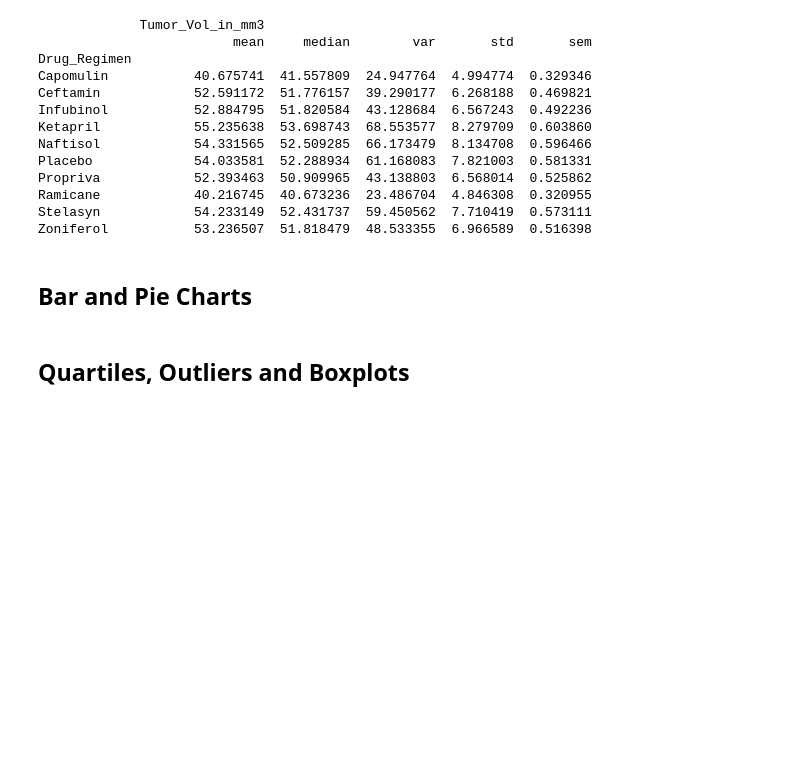
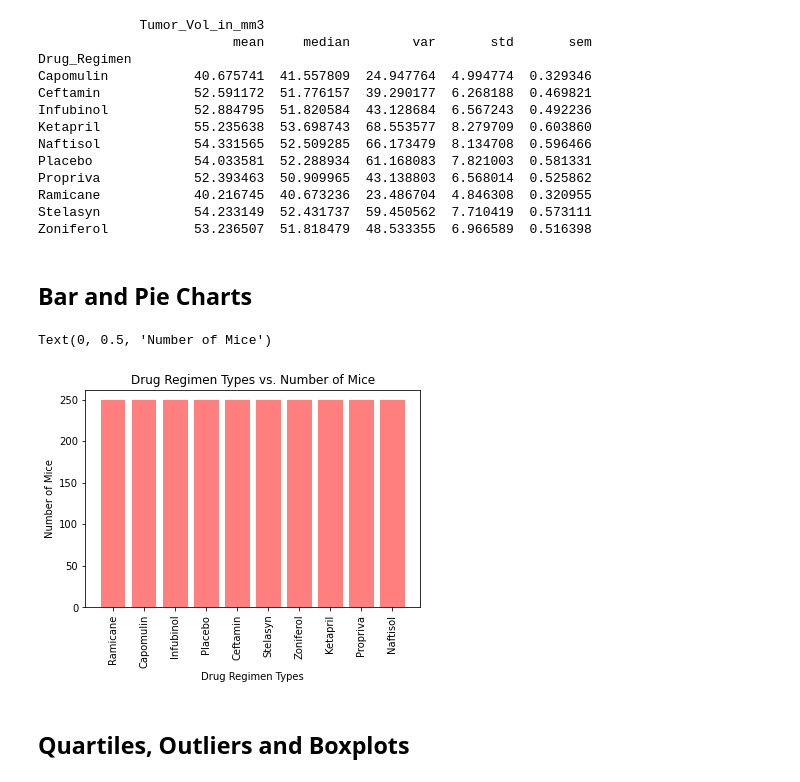
Before and after one commit to tidepooler/pymaceuticals, a Jupyter notebook: pymaceuticals_starter.ipynb, the cells around one changed output. Saved outputs shown, nothing was run; the diff lists cells and outputs as text; code cells hidden in the pictures; blank space fills up the shorter version.

```diff
--- a/pymaceuticals_starter.ipynb
+++ b/pymaceuticals_starter.ipynb
@@ -127,3 +125,19 @@ Zoniferol           53.236507  51.818479  48.533355  6.966589  0.516398
+# %%
+# Generate a bar plot showing the total number of unique mice tested on each drug regimen using pandas.
+
+x_axis = organized_df.Drug_Regimen.unique()
+
+
+# Generate a bar plot showing the total number of unique mice tested on each drug regimen using pyplot.
+
+plt.bar(x_axis, organized_df["Mouse_ID"].nunique(), color='r', alpha=0.5, align="center")
+plt.xticks(rotation = "vertical")
+plt.title("Drug Regimen Types vs. Number of Mice")
+plt.xlabel("Drug Regimen Types")
+plt.ylabel("Number of Mice")
+# %% [output]
+Text(0, 0.5, 'Number of Mice')
+[figure, added]
 # %%
 # Generate a pie plot showing the distribution of female versus male mice using pandas
 # %%
```
Also changed, not shown: parts of 3 cells of this notebook.
